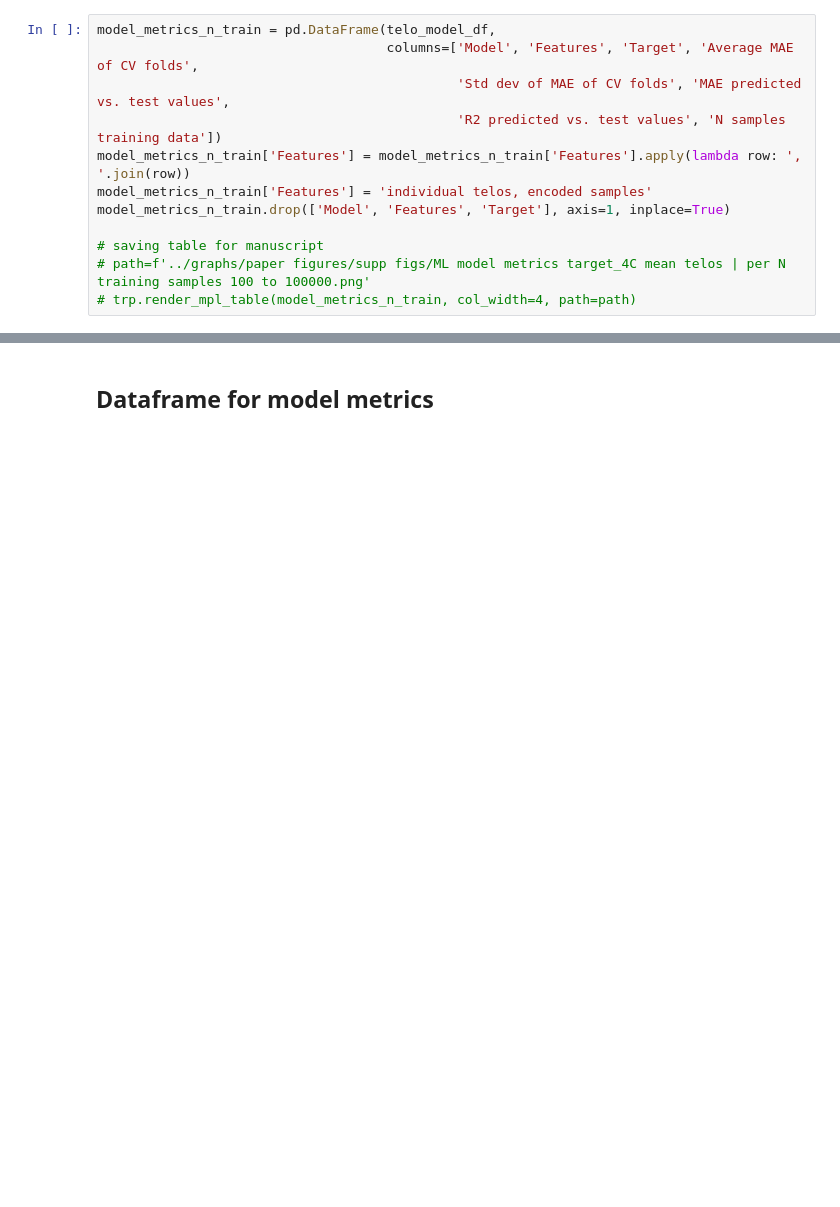
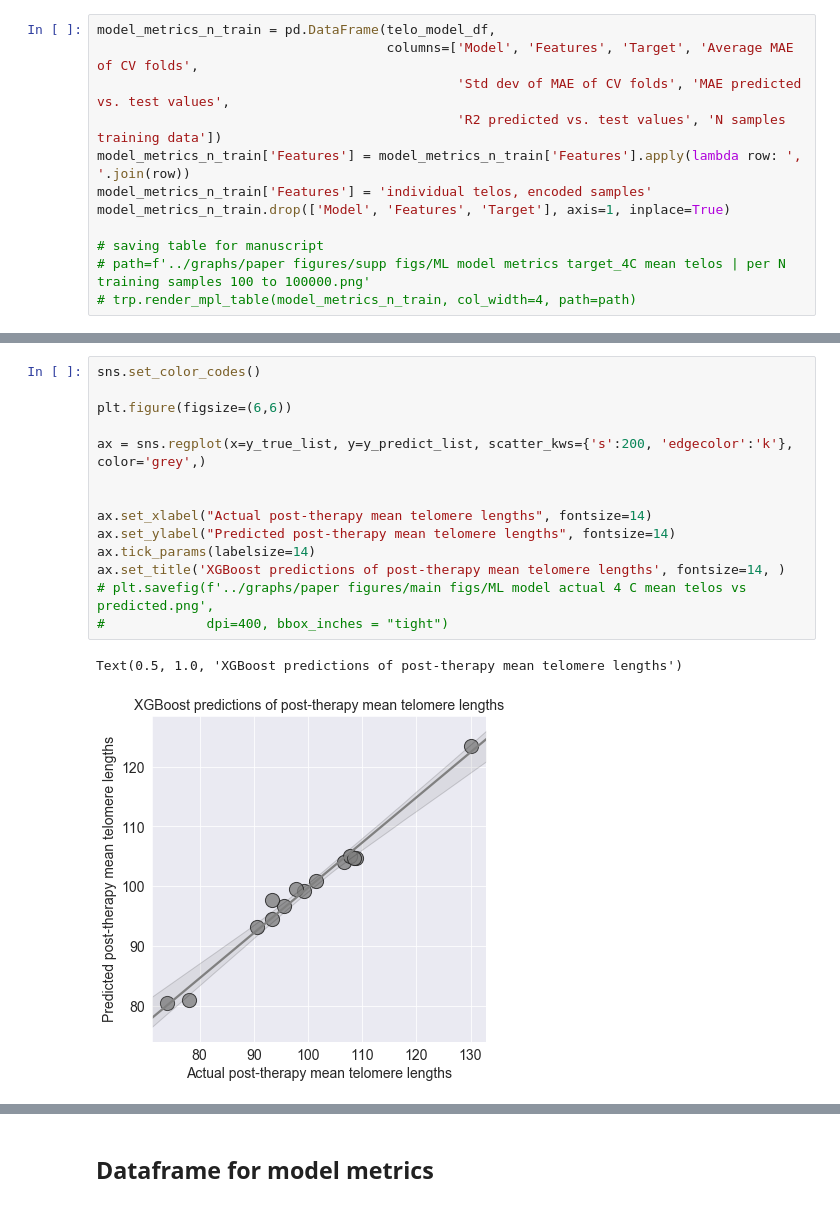
Before and after one commit to Jared-Luxton/radiation-therapy-machine-learning, a Jupyter notebook: notebooks/03_radiation_therapy_patients_data_MACHINE_LEARNING.ipynb, the cells around one changed output, grey strips where cells are left out. Saved outputs shown, nothing was run; the diff lists cells and outputs as text; blank space fills up the shorter version.

```diff
--- a/notebooks/03_radiation_therapy_patients_data_MACHINE_LEARNING.ipynb
+++ b/notebooks/03_radiation_therapy_patients_data_MACHINE_LEARNING.ipynb
@@ -234,0 +273,17 @@ R2 predicted vs. actual 4 C telo means: 0.784228619663265
+# %%
+sns.set_color_codes()
+
+plt.figure(figsize=(6,6))
+
+ax = sns.regplot(x=y_true_list, y=y_predict_list, scatter_kws={'s':200, 'edgecolor':'k'}, color='grey',)
+
+
+ax.set_xlabel("Actual post-therapy mean telomere lengths", fontsize=14)
+ax.set_ylabel("Predicted post-therapy mean telomere lengths", fontsize=14)
+ax.tick_params(labelsize=14)
+ax.set_title('XGBoost predictions of post-therapy mean telomere lengths', fontsize=14, )
+# plt.savefig(f'../graphs/paper figures/main figs/ML model actual 4 C mean telos vs predicted.png',
+#             dpi=400, bbox_inches = "tight")
+# %% [output]
+Text(0.5, 1.0, 'XGBoost predictions of post-therapy mean telomere lengths')
+[figure, added]
```
Also changed, not shown: parts of 11 cells of this notebook, 1 other file.
